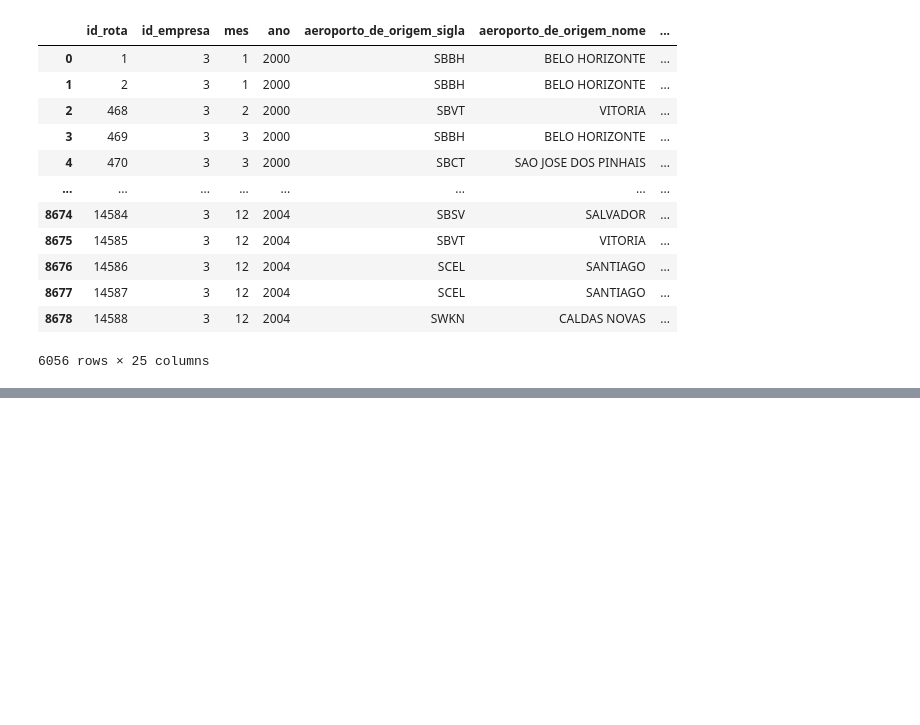
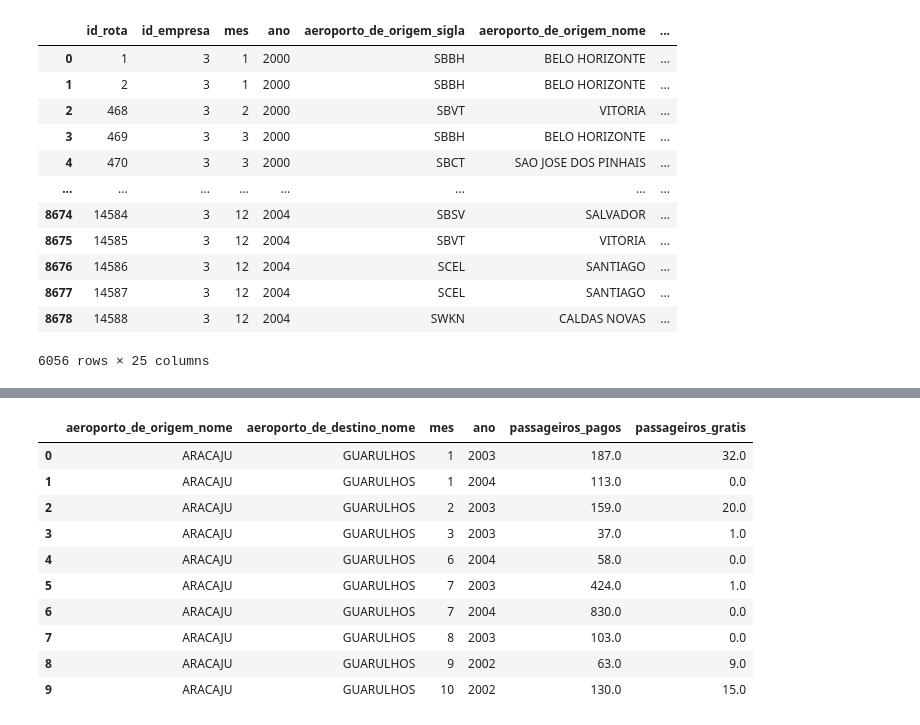
Before and after one commit to Vihelisa/Airlines-Dashboard---Projetos1-IFSP, a Jupyter notebook: teste.ipynb, the cells around one changed output, grey strips where cells are left out. Drawn from its saved outputs; the diff is of its cells as text; code cells hidden in the pictures; blank space fills up the shorter version.

```diff
--- a/teste.ipynb
+++ b/teste.ipynb
@@ -46,0 +73,15 @@ df_teste1 = df_trafego.groupby(['aeroporto_de_origem_nome', 'aeroporto_de_destin
+# %%
+df_teste3 = df_trafego.groupby(['aeroporto_de_origem_nome', 'aeroporto_de_destino_nome','mes', 'ano']).sum().reset_index()
+df_teste3.head(10)
+# %% [output]
+|  | aeroporto_de_origem_nome | aeroporto_de_destino_nome | mes | ano | passageiros_pagos | passageiros_gratis |
+| 0 | ARACAJU | GUARULHOS | 1 | 2003 | 187.0 | 32.0 |
+| 1 | ARACAJU | GUARULHOS | 1 | 2004 | 113.0 | 0.0 |
+| 2 | ARACAJU | GUARULHOS | 2 | 2003 | 159.0 | 20.0 |
+| 3 | ARACAJU | GUARULHOS | 3 | 2003 | 37.0 | 1.0 |
+| 4 | ARACAJU | GUARULHOS | 6 | 2004 | 58.0 | 0.0 |
+| 5 | ARACAJU | GUARULHOS | 7 | 2003 | 424.0 | 1.0 |
+| 6 | ARACAJU | GUARULHOS | 7 | 2004 | 830.0 | 0.0 |
+| 7 | ARACAJU | GUARULHOS | 8 | 2003 | 103.0 | 0.0 |
+| 8 | ARACAJU | GUARULHOS | 9 | 2002 | 63.0 | 9.0 |
+| 9 | ARACAJU | GUARULHOS | 10 | 2002 | 130.0 | 15.0 |
```
Also changed, not shown: parts of 11 cells of this notebook, 2 other files.
